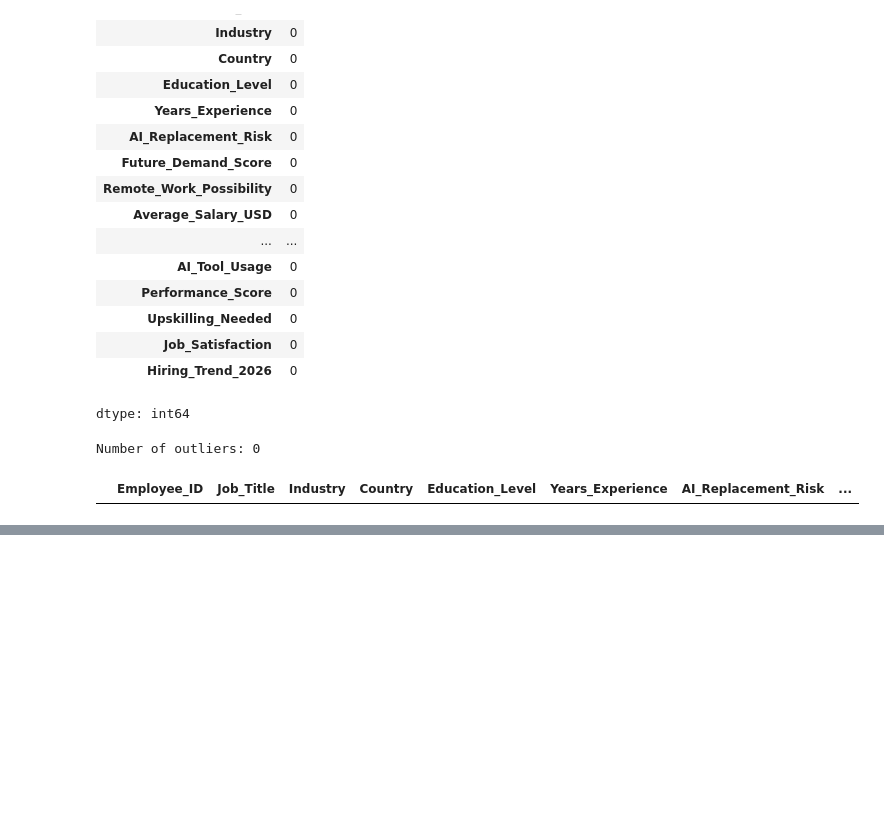
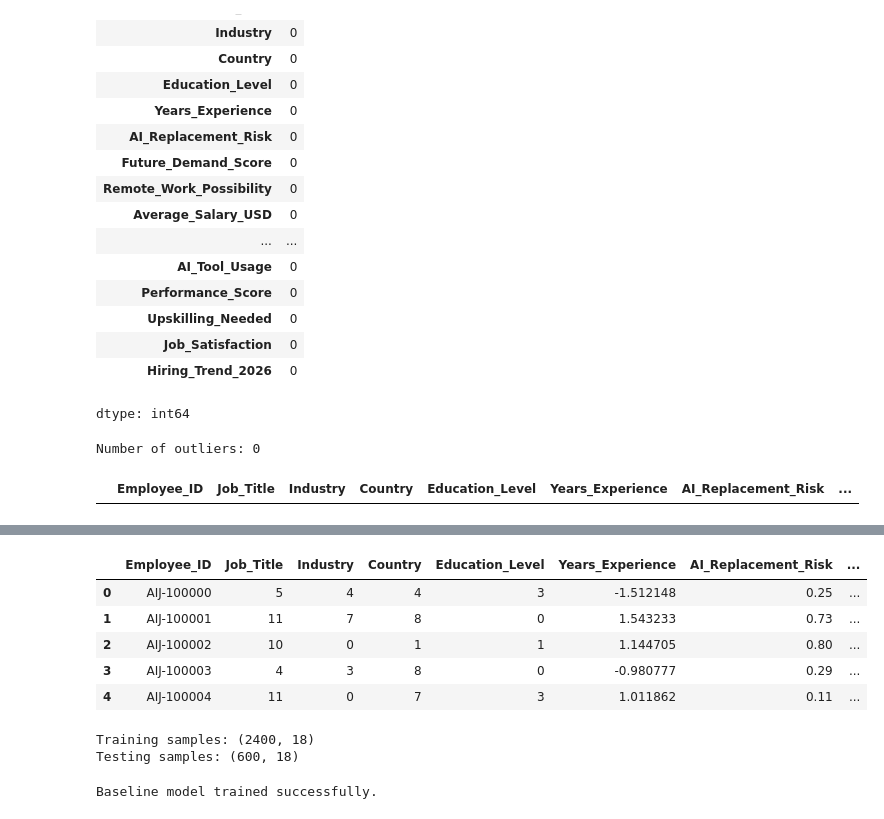
Before and after one commit to pui-ying-png/AI_Impact_on_Jobs_2030, a Jupyter notebook: AI_Impact_in_future_on_jobs_market_in_2030.ipynb, the cells around one changed output, grey strips where cells are left out. Saved outputs shown, nothing was run; the diff lists cells and outputs as text; code cells hidden in the pictures; blank space fills up the shorter version.

Commit message:
Develop baseline Linear Regression model

```diff
--- a/AI_Impact_in_future_on_jobs_market_in_2030.ipynb
+++ b/AI_Impact_in_future_on_jobs_market_in_2030.ipynb
@@ -146,0 +185,73 @@ outliers.head()
+# %%
+from sklearn.preprocessing import StandardScaler
+
+
+# Select numerical columns
+numerical_columns = [
+   'Years_Experience',
+   'Future_Demand_Score',
+   'Average_Salary_USD',
+   'Job_Growth_2030',
+   'Work_Hours_Per_Week',
+   'Performance_Score',
+   'Job_Satisfaction'
+]
+
+
+# Create scaler
+scaler = StandardScaler()
+
+
+# Scale the variables
+df[numerical_columns] = scaler.fit_transform(df[numerical_columns])
+
+
+# Display results
+df.head()
+# %% [output]
+|  | Employee_ID | Job_Title | Industry | Country | Education_Level | Years_Experience | AI_Replacement_Risk | ... |
+| 0 | AIJ-100000 | 5 | 4 | 4 | 3 | -1.512148 | 0.25 | ... |
+| 1 | AIJ-100001 | 11 | 7 | 8 | 0 | 1.543233 | 0.73 | ... |
+| 2 | AIJ-100002 | 10 | 0 | 1 | 1 | 1.144705 | 0.80 | ... |
+| 3 | AIJ-100003 | 4 | 3 | 8 | 0 | -0.980777 | 0.29 | ... |
+| 4 | AIJ-100004 | 11 | 0 | 7 | 3 | 1.011862 | 0.11 | ... |
+# %%
+from sklearn.model_selection import train_test_split
+
+
+# Features (X)
+X = df.drop(columns=['Employee_ID', 'AI_Replacement_Risk'])
+
+
+# Target (y)
+y = df['AI_Replacement_Risk']
+
+
+# Split into training and testing sets
+X_train, X_test, y_train, y_test = train_test_split(
+   X, y,
+   test_size=0.2,
+   random_state=42
+)
+
+
+print("Training samples:", X_train.shape)
+print("Testing samples:", X_test.shape)
+# %% [output]
+Training samples: (2400, 18)
+Testing samples: (600, 18)
+# %%
+from sklearn.linear_model import LinearRegression
+
+
+# Create model
+model = LinearRegression()
+
+
+# Train model
+model.fit(X_train, y_train)
+
+
+print("Baseline model trained successfully.")
+# %% [output]
+Baseline model trained successfully.
```
Also changed, not shown: parts of 3 cells of this notebook.
